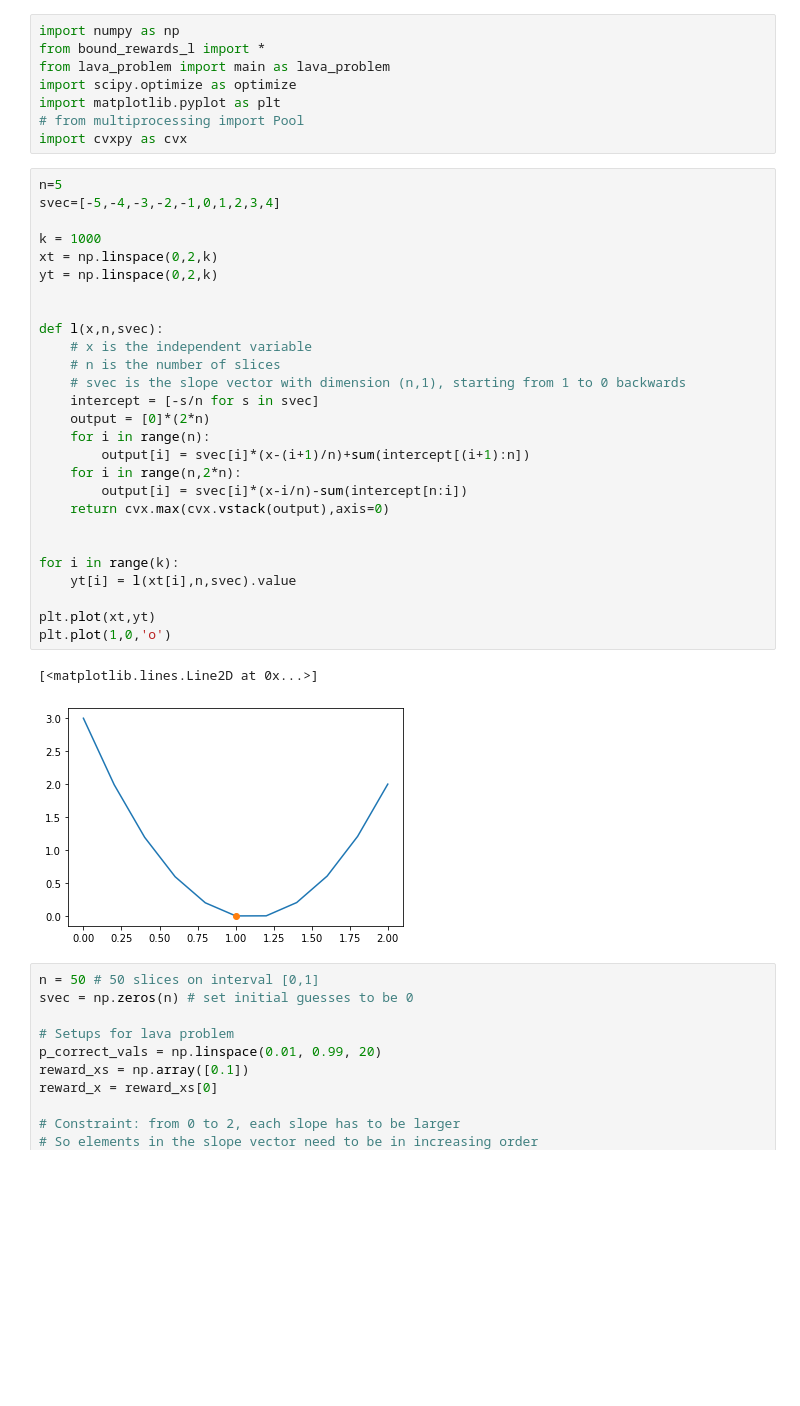
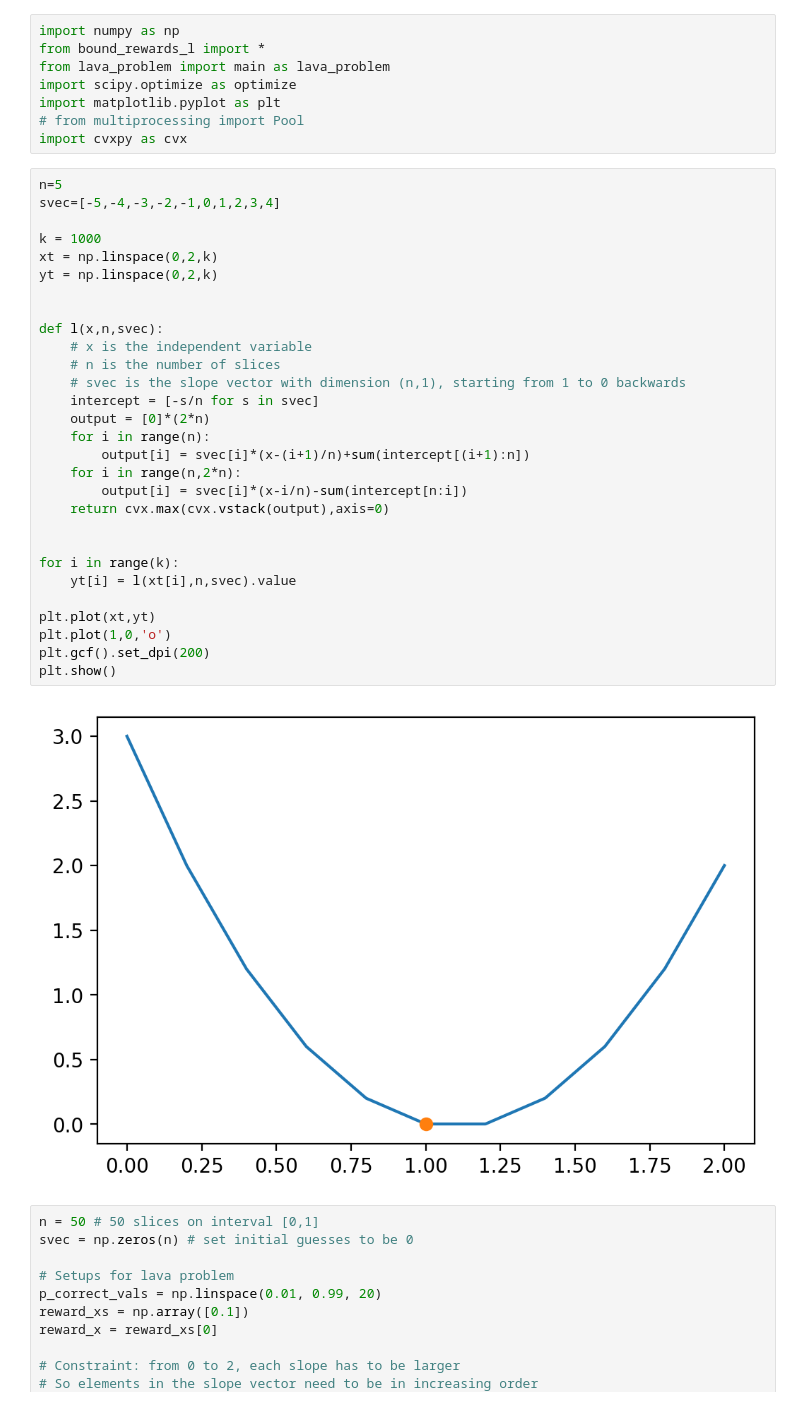
Before and after one commit to irom-lab/performance-limits, a Jupyter notebook: lava-problem/test.ipynb, the cells around one changed output. Drawn from its saved outputs; the diff is of its cells as text; blank space fills up the shorter version.

```diff
--- a/lava-problem/test.ipynb
+++ b/lava-problem/test.ipynb
@@ -217,33 +217,34 @@ import cvxpy as cvx
 # %%
 n=5
 svec=[-5,-4,-3,-2,-1,0,1,2,3,4]
 
 k = 1000
 xt = np.linspace(0,2,k)
 yt = np.linspace(0,2,k)
 
 
 def l(x,n,svec):
     # x is the independent variable
     # n is the number of slices
     # svec is the slope vector with dimension (n,1), starting from 1 to 0 backwards
     intercept = [-s/n for s in svec]
     output = [0]*(2*n)
     for i in range(n):
         output[i] = svec[i]*(x-(i+1)/n)+sum(intercept[(i+1):n])
     for i in range(n,2*n):
         output[i] = svec[i]*(x-i/n)-sum(intercept[n:i])
     return cvx.max(cvx.vstack(output),axis=0)
 
 
 for i in range(k):
     yt[i] = l(xt[i],n,svec).value
 
 plt.plot(xt,yt)
 plt.plot(1,0,'o')
+plt.gcf().set_dpi(200)
+plt.show()
 # %% [output]
-[<matplotlib.lines.Line2D at 0x...>]
-[figure, old version]
+[figure, new version]
 # %%
 n = 50 # 50 slices on interval [0,1]
 svec = np.zeros(n) # set initial guesses to be 0
```
Also changed, not shown: parts of 4 cells of this notebook, 15 other files.
